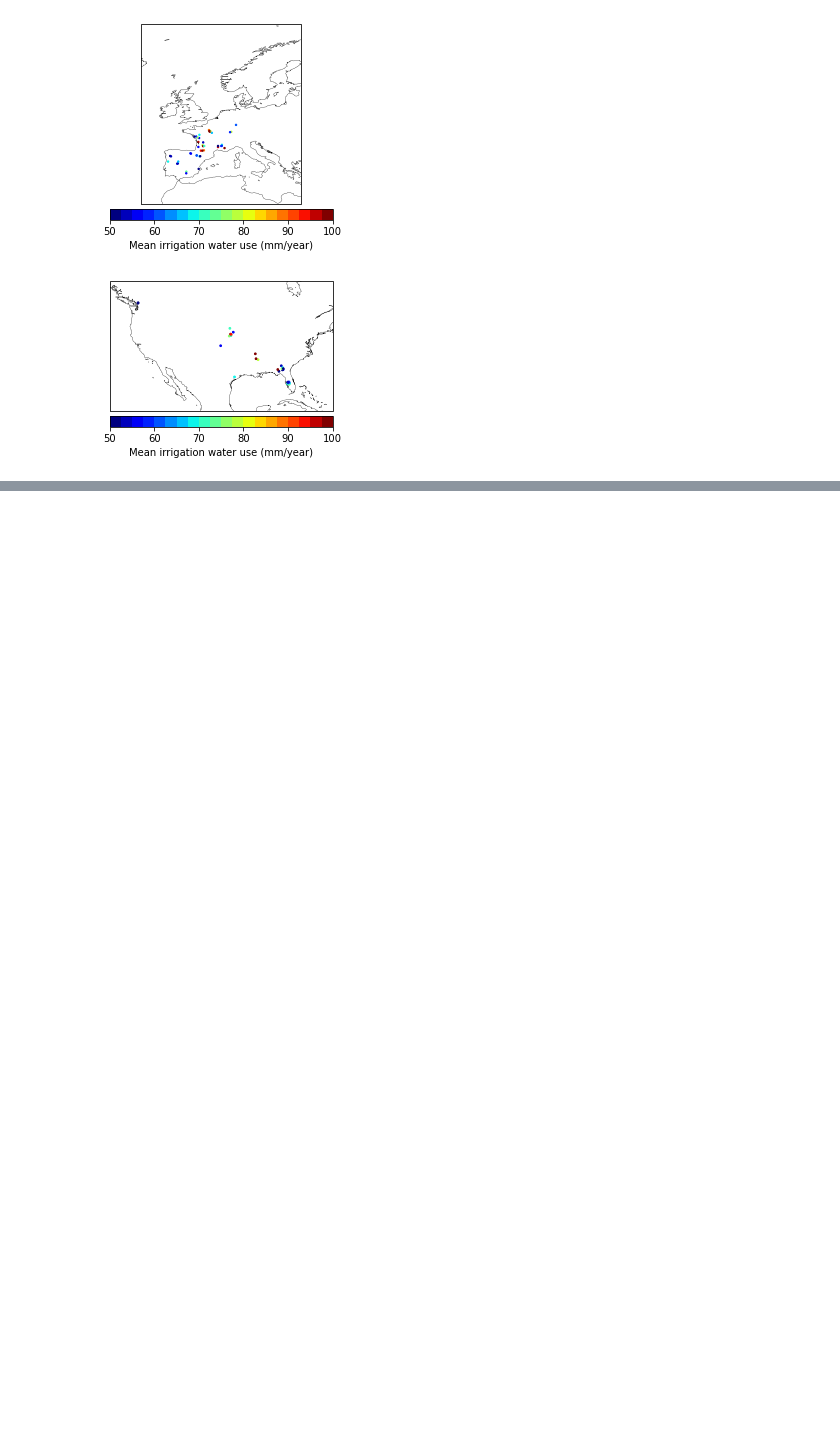
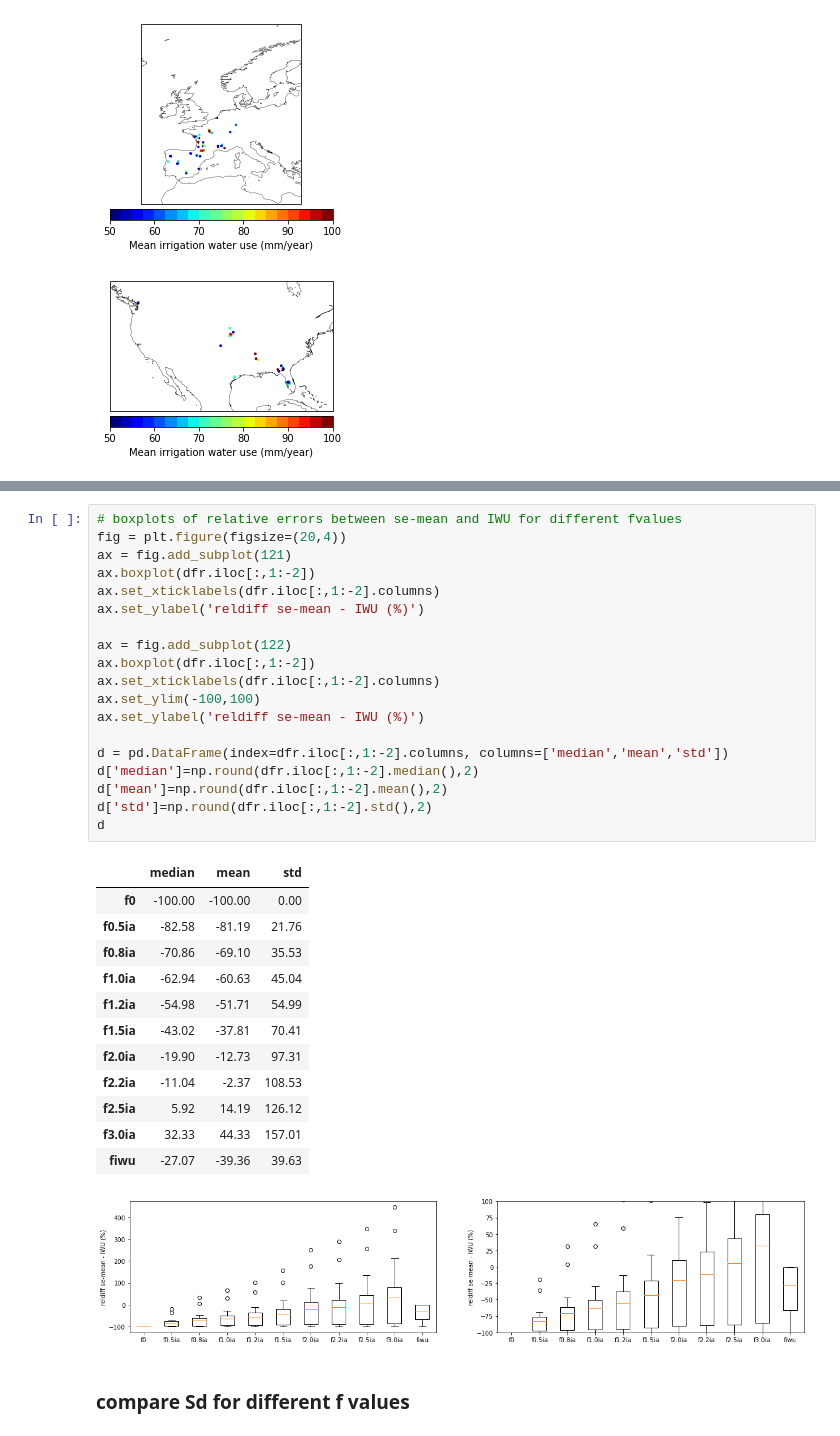
Before and after one commit to fvanoorschot/global_sr_module, a Jupyter notebook: test_irrigation.ipynb, the cells around one changed output, grey strips where cells are left out. Saved outputs shown, nothing was run; the diff lists cells and outputs as text; blank space fills up the shorter version.

```diff
--- a/test_irrigation.ipynb
+++ b/test_irrigation.ipynb
@@ -864,0 +951,35 @@ sr_df
+# %%
+# boxplots of relative errors between se-mean and IWU for different fvalues
+fig = plt.figure(figsize=(20,4))
+ax = fig.add_subplot(121)
+ax.boxplot(dfr.iloc[:,1:-2])
+ax.set_xticklabels(dfr.iloc[:,1:-2].columns)
+ax.set_ylabel('reldiff se-mean - IWU (%)')
+
+ax = fig.add_subplot(122)
+ax.boxplot(dfr.iloc[:,1:-2])
+ax.set_xticklabels(dfr.iloc[:,1:-2].columns)
+ax.set_ylim(-100,100)
+ax.set_ylabel('reldiff se-mean - IWU (%)')
+
+d = pd.DataFrame(index=dfr.iloc[:,1:-2].columns, columns=['median','mean','std'])
+d['median']=np.round(dfr.iloc[:,1:-2].median(),2)
+d['mean']=np.round(dfr.iloc[:,1:-2].mean(),2)
+d['std']=np.round(dfr.iloc[:,1:-2].std(),2)
+d
+# %% [output]
+|  | median | mean | std |
+| f0 | -100.00 | -100.00 | 0.00 |
+| f0.5ia | -82.58 | -81.19 | 21.76 |
+| f0.8ia | -70.86 | -69.10 | 35.53 |
+| f1.0ia | -62.94 | -60.63 | 45.04 |
+| f1.2ia | -54.98 | -51.71 | 54.99 |
+| f1.5ia | -43.02 | -37.81 | 70.41 |
+| f2.0ia | -19.90 | -12.73 | 97.31 |
+| f2.2ia | -11.04 | -2.37 | 108.53 |
+| f2.5ia | 5.92 | 14.19 | 126.12 |
+| f3.0ia | 32.33 | 44.33 | 157.01 |
+| fiwu | -27.07 | -39.36 | 39.63 |
+[figure, added]
+# %% [markdown]
+### compare Sd for different f values
```
Also changed, not shown: parts of 97 cells of this notebook, 7 other files.
